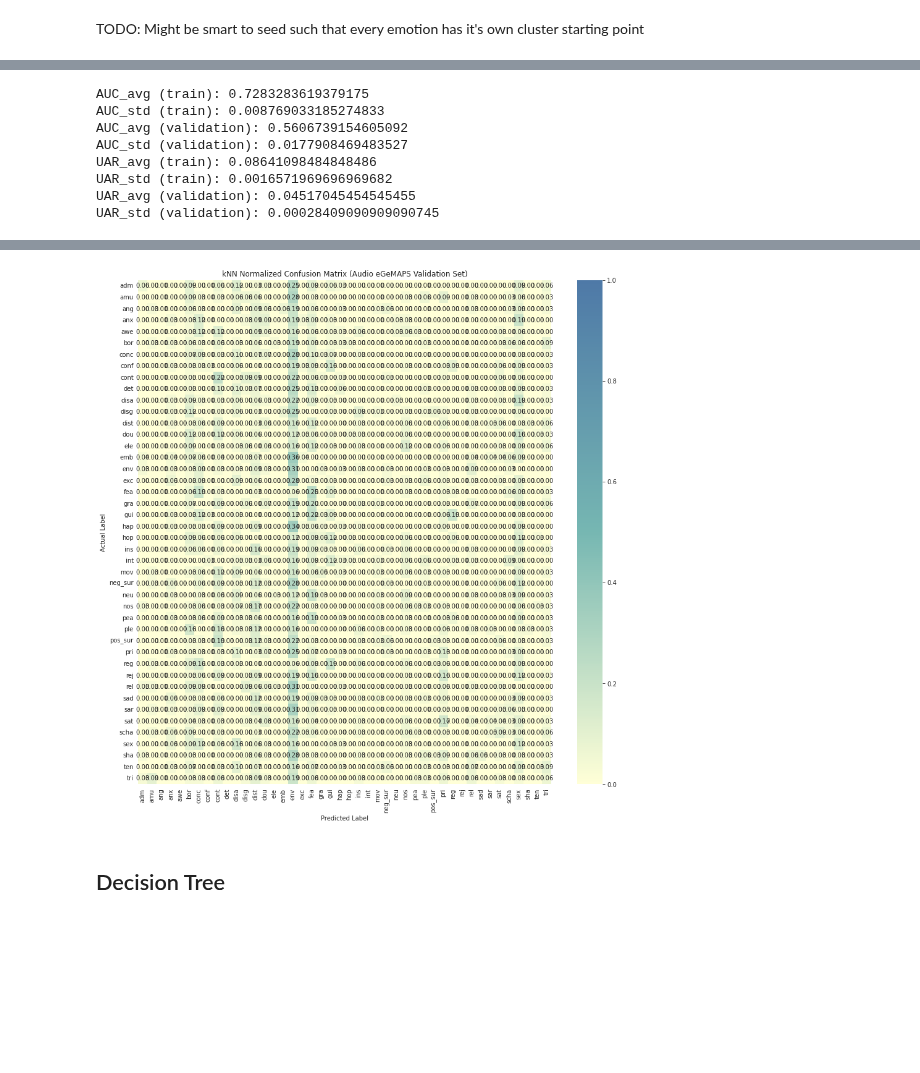
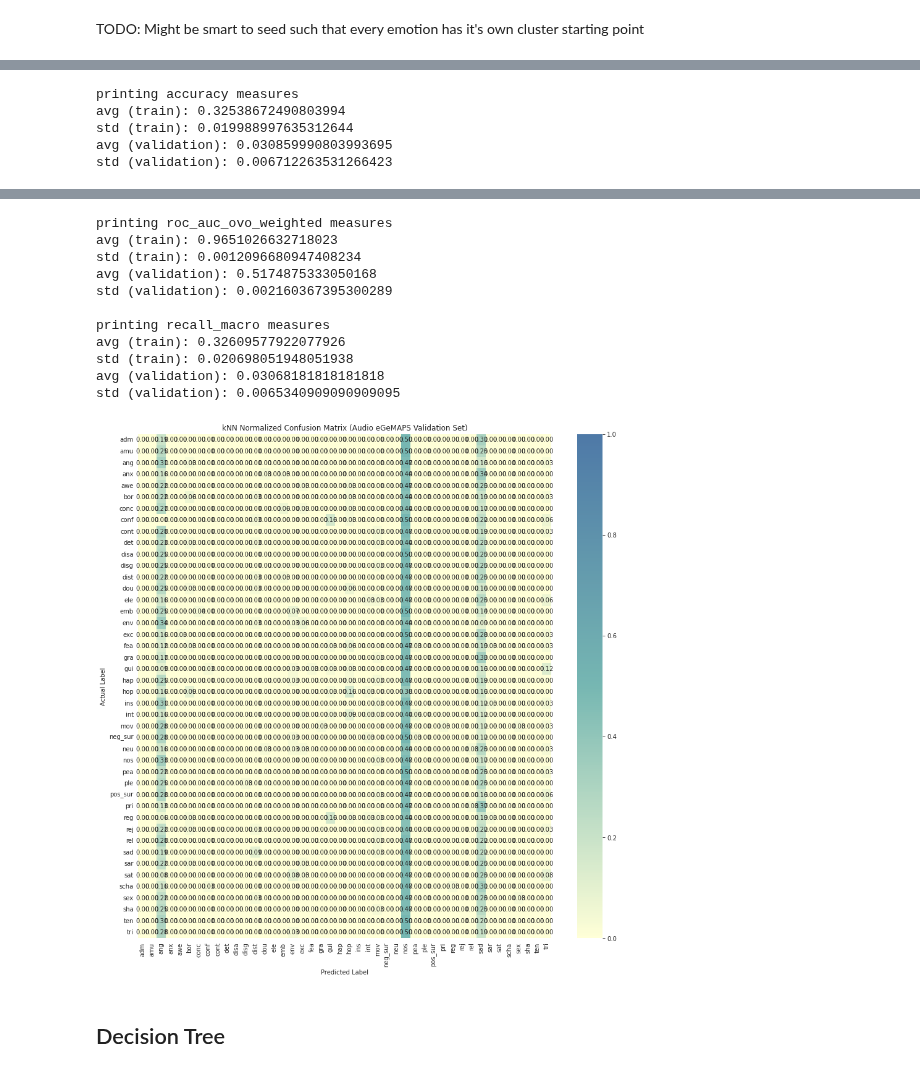
Before and after one commit to timlac/quan-machine-learning, a Jupyter notebook: src/notebooks/audio_supervised_learning.ipynb, the cells around one changed output, grey strips where cells are left out. Saved outputs shown, nothing was run; the diff lists cells and outputs as text; code cells hidden in the pictures; blank space fills up the shorter version.

```diff
--- a/src/notebooks/audio_supervised_learning.ipynb
+++ b/src/notebooks/audio_supervised_learning.ipynb
@@ -123,3 +130,20 @@ def save_conf_matrix(file_name):
+# %%
+def evaluate_scores(X, y, groups, clf, scoring_method):
+    # get scores
+    scores = cross_validate(X=X, y=y,
+                            estimator           = clf,
+                            scoring             = [scoring_method],
+                            cv                  = logo.split(X=X,groups=groups),
+                            verbose             = 1,
+                            n_jobs              = -1,
+                            return_train_score  = True
+                           )
+
+    print('\nprinting {} measures'.format(scoring_method))
+    print('avg (train):', np.mean(scores['train_{}'.format(scoring_method)]))
+    print('std (train):', np.std(scores['train_{}'.format(scoring_method)]))
+    print('avg (validation):', np.mean(scores['test_{}'.format(scoring_method)]))
+    print('std (validation):', np.std(scores['test_{}'.format(scoring_method)]))
 # %% [markdown]
 # Training and testing
 # %% [markdown]
@@ -335,31 +232,9 @@ scores = cross_validate(X=X, y=y,
                         return_train_score  = True
                        )
 
-print('AUC_avg (train):', np.mean(scores['train_roc_auc_ovo_weighted']))
-print('AUC_std (train):', np.std(scores['train_roc_auc_ovo_weighted']))
-print('AUC_avg (validation):', np.mean(scores['test_roc_auc_ovo_weighted']))
-print('AUC_std (validation):', np.std(scores['test_roc_auc_ovo_weighted']))
-
-scores = cross_validate(X=X, y=y,
-                        estimator           = clf,
-                        scoring             = ['recall_macro'],
-                        cv                  = logo.split(X=X,groups=groups),
-                        verbose             = 1,
-                        n_jobs              = -1,
-                        return_train_score  = True
-                       )
-
-print('UAR_avg (train):', np.mean(scores['train_recall_macro']))
-print('UAR_std (train):', np.std(scores['train_recall_macro']))
-print('UAR_avg (validation):', np.mean(scores['test_recall_macro']))
-print('UAR_std (validation):', np.std(scores['test_recall_macro']))
-
-# Create confusion matrix
-df_cm = get_conf_matrix(X=X,
-                        y=y,
-                        cv=logo.split(X=X, groups=groups),
-                        clf=clf,
-                        )
+evaluate_scores(X, y, groups, clf, 'accuracy')
+evaluate_scores(X, y, groups, clf, 'roc_auc_ovo_weighted')
+evaluate_scores(X, y, groups, clf, 'recall_macro')
 
 # Plot confusion matrix
 plot_conf_matrix(df_cm, title='kNN Normalized Confusion Matrix (Audio eGeMAPS Validation Set)')
@@ -376,8 +252,5 @@ save_conf_matrix(file_name='conf_mat_knn_egemaps_audio.svg')
-AUC_avg (train): 0.7283283619379175
-AUC_std (train): 0.008769033185274833
-AUC_avg (validation): 0.5606739154605092
-AUC_std (validation): 0.0177908469483527
-UAR_avg (train): 0.08641098484848486
-UAR_std (train): 0.0016571969696969682
-UAR_avg (validation): 0.04517045454545455
-UAR_std (validation): 0.00028409090909090745
+printing accuracy measures
+avg (train): 0.32538672490803994
+std (train): 0.019988997635312644
+avg (validation): 0.030859990803993695
+std (validation): 0.006712263531266423
@@ -384,3 +262,14 @@ UAR_std (validation): 0.00028409090909090745
+printing roc_auc_ovo_weighted measures
+avg (train): 0.9651026632718023
+std (train): 0.0012096680947408234
+avg (validation): 0.5174875333050168
+std (validation): 0.002160367395300289
+
+printing recall_macro measures
+avg (train): 0.32609577922077926
+std (train): 0.020698051948051938
+avg (validation): 0.03068181818181818
+std (validation): 0.0065340909090909095
-[figure, old version]
+[figure, new version]
 # %% [markdown]
 ## Decision Tree
```
Also changed, not shown: parts of 17 cells of this notebook, 3 other files.
